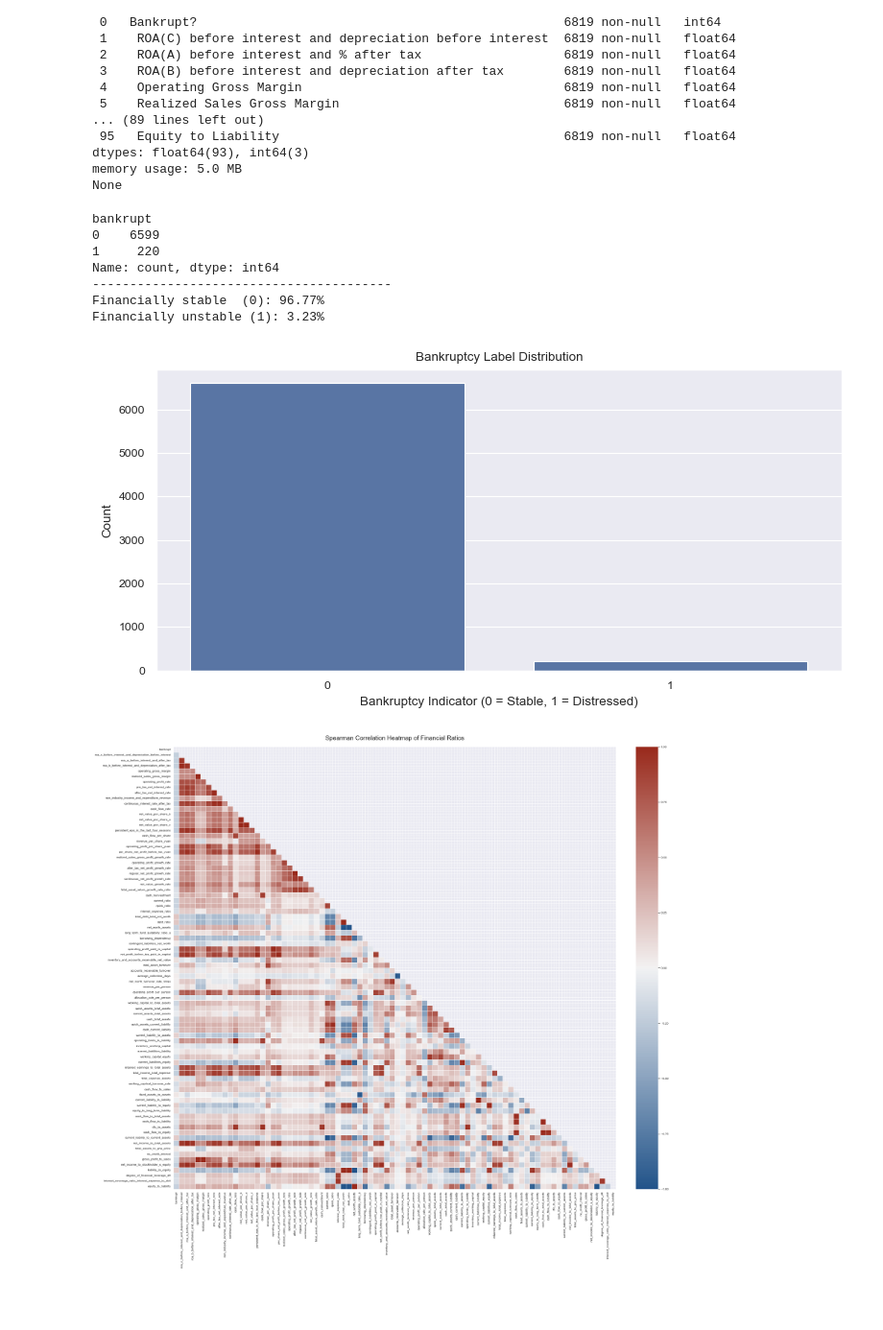
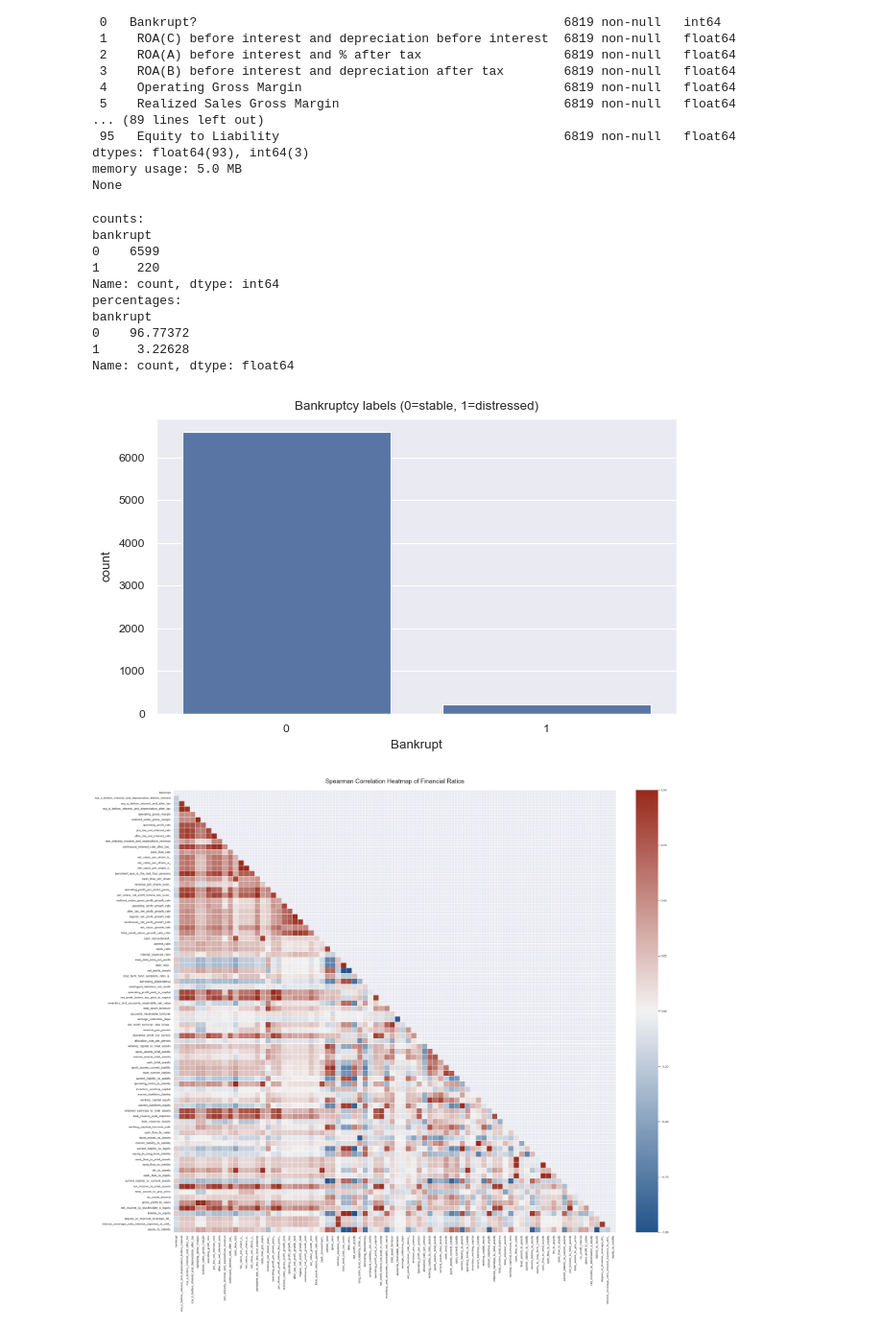
Before and after one commit to matt-alegrado/Company-Bankruptcy-Prediction, a Jupyter notebook: visualization.ipynb, the cells around one changed output. Shown at 96% size. Saved outputs shown, nothing was run; the diff lists cells and outputs as text; code cells hidden in the pictures; blank space fills up the shorter version.

```diff
--- a/visualization.ipynb
+++ b/visualization.ipynb
@@ -198,36 +188,31 @@ dtypes: float64(93), int64(3)
 memory usage: 5.0 MB
 None
 # %%
-# ------------------------------
-# Basic EDA – Target Distribution
-# ------------------------------
-target = 'bankrupt'
-counts = df[target].value_counts()
-ratio = counts / len(df) * 100
+# Check bankruptcy target distribution
+counts = df['bankrupt'].value_counts()
+perc = counts / len(df) * 100
 
+print("counts:")
 print(counts)
-print('-' * 40)
-print(f"Financially stable  (0): {ratio.get(0, 0):.2f}%")
-print(f"Financially unstable (1): {ratio.get(1, 0):.2f}%")
+print("percentages:")
+print(perc)
 
-# Plot class distribution
-sns.set_theme(context='paper')
-plt.figure(figsize=(8, 4))
-sns.countplot(x=target, data=df)
-plt.title('Bankruptcy Label Distribution')
-plt.xlabel('Bankruptcy Indicator (0 = Stable, 1 = Distressed)')
-plt.ylabel('Count')
-plt.tight_layout()
-plt.savefig(os.path.join(OUTPUT_DIR, "target_distribution.png"), dpi=200)
+# Plot the distribution
+plt.figure(figsize=(7,4))
+sns.countplot(x='bankrupt', data=df)
+plt.xlabel("Bankrupt")
+plt.title("Bankruptcy labels (0=stable, 1=distressed)")
 plt.show()
-plt.close()
 # %% [output]
+counts:
 bankrupt
 0    6599
 1     220
 Name: count, dtype: int64
-----------------------------------------
-Financially stable  (0): 96.77%
-Financially unstable (1): 3.23%
+percentages:
+bankrupt
+0    96.77372
+1     3.22628
+Name: count, dtype: float64
-[figure, old version]
+[figure, new version]
 # %%
```
Also changed, not shown: parts of 19 cells of this notebook.
